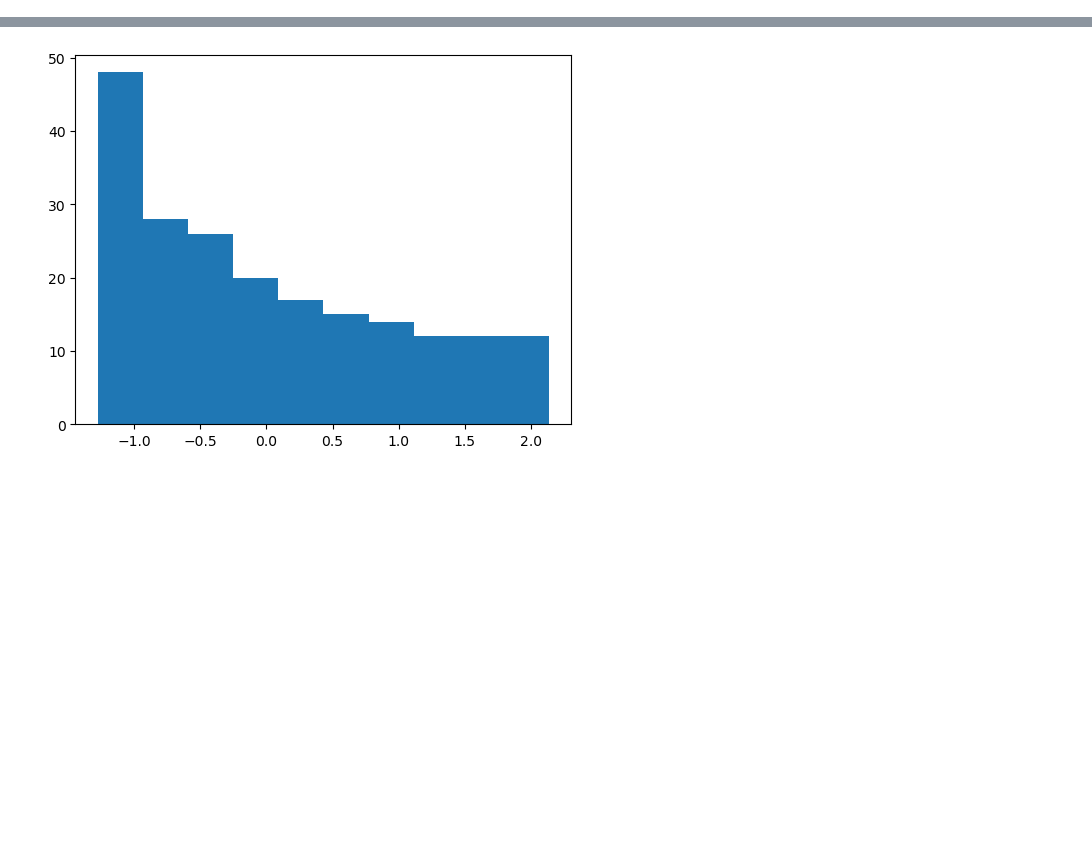
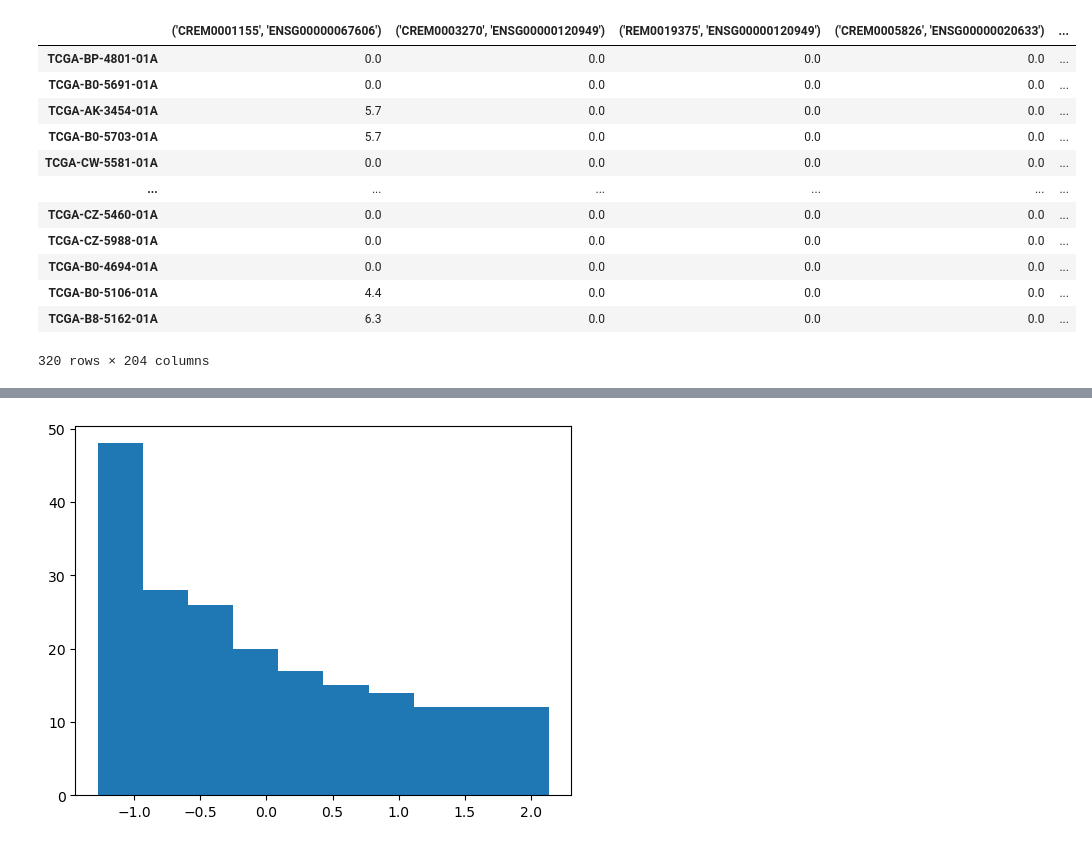
Before and after one commit to biomedbigdata/REMnet, a Jupyter notebook: ScatterDysRegNet.ipynb, the cells around one changed output, grey strips where cells are left out. Saved outputs shown, nothing was run; the diff lists cells and outputs as text; code cells hidden in the pictures; blank space fills up the shorter version.

```diff
--- a/ScatterDysRegNet.ipynb
+++ b/ScatterDysRegNet.ipynb
@@ -15,6 +16,22 @@ dys = dys[dys.columns[1:]]
 dys.index = sample_list
 # for first row only
 dys_edges = dict(zip([e.replace("(", "").replace(")", "").replace("'", "").replace(" ", "") for e in dys.columns.tolist()], dys.iloc[0].tolist()))
+# %%
+dys
+# %% [output]
+|  | ('CREM0001155', 'ENSG00000067606') | ('CREM0003270', 'ENSG00000120949') | ('REM0019375', 'ENSG00000120949') | ('CREM0005826', 'ENSG00000020633') | ... |
+| TCGA-BP-4801-01A | 0.0 | 0.0 | 0.0 | 0.0 | ... |
+| TCGA-B0-5691-01A | 0.0 | 0.0 | 0.0 | 0.0 | ... |
+| TCGA-AK-3454-01A | 5.7 | 0.0 | 0.0 | 0.0 | ... |
+| TCGA-B0-5703-01A | 5.7 | 0.0 | 0.0 | 0.0 | ... |
+| TCGA-CW-5581-01A | 0.0 | 0.0 | 0.0 | 0.0 | ... |
+| ... | ... | ... | ... | ... | ... |
+| TCGA-CZ-5460-01A | 0.0 | 0.0 | 0.0 | 0.0 | ... |
+| TCGA-CZ-5988-01A | 0.0 | 0.0 | 0.0 | 0.0 | ... |
+| TCGA-B0-4694-01A | 0.0 | 0.0 | 0.0 | 0.0 | ... |
+| TCGA-B0-5106-01A | 4.4 | 0.0 | 0.0 | 0.0 | ... |
+| TCGA-B8-5162-01A | 6.3 | 0.0 | 0.0 | 0.0 | ... |
+320 rows × 204 columns
 # %%
 # print edges to file to upload to REMnet app
 
```
Also changed, not shown: parts of 3 cells of this notebook, 3 other files.
